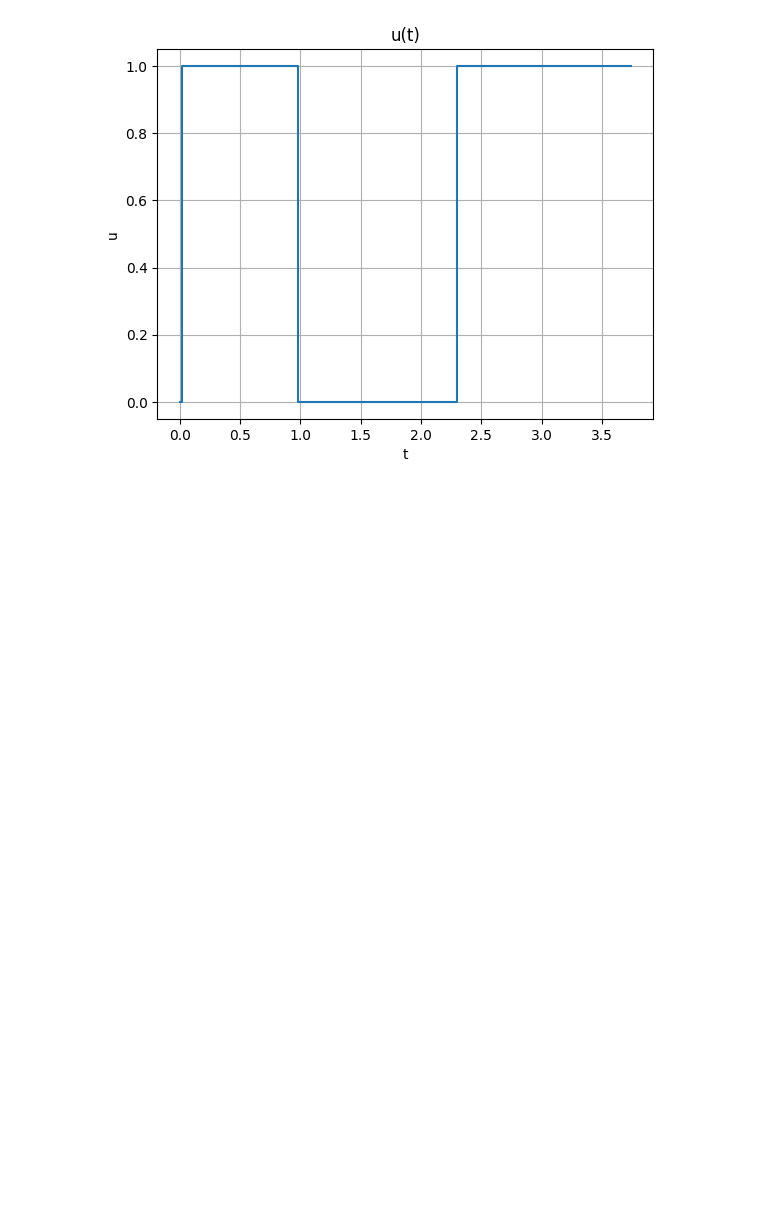
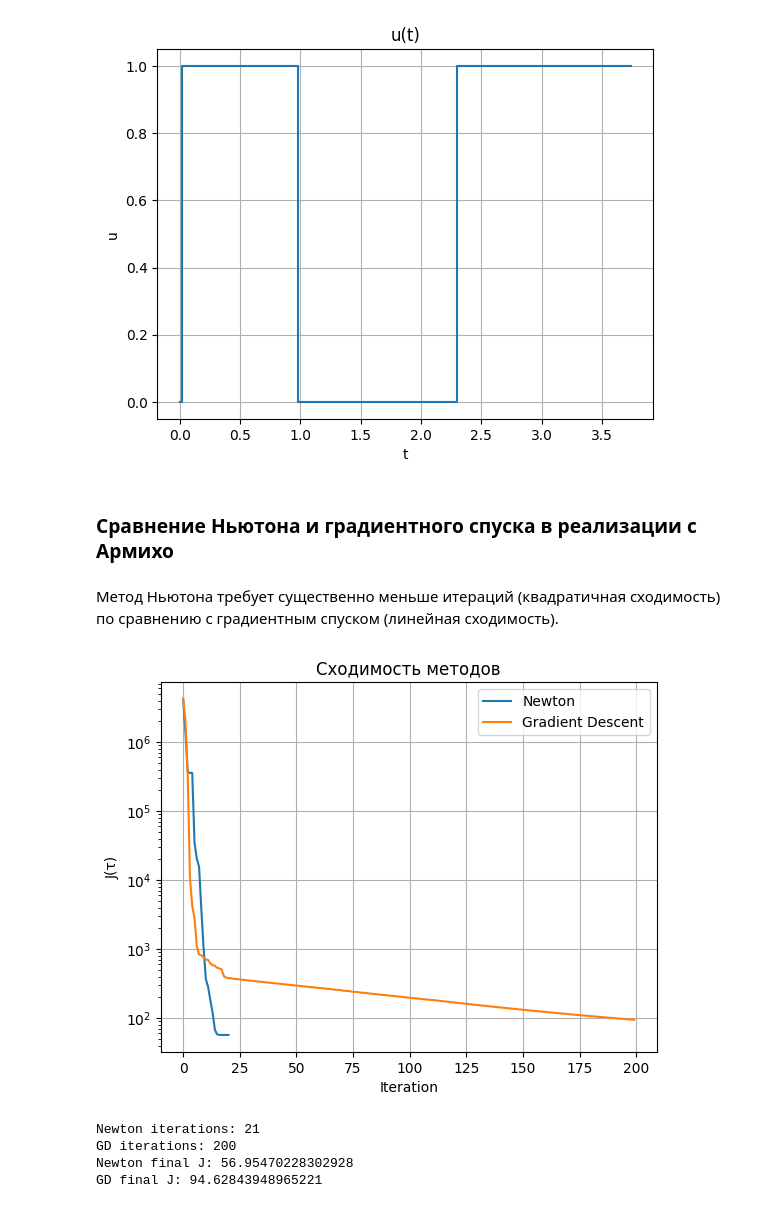
Before and after one commit to 806hbca/MetOp_LR2, a Jupyter notebook: LR2.ipynb, the cells around one changed output. Saved outputs shown, nothing was run; the diff lists cells and outputs as text; code cells hidden in the pictures; blank space fills up the shorter version.

```diff
--- a/LR2.ipynb
+++ b/LR2.ipynb
@@ -241,3 +241,7 @@ plt.show()
 [figure]
 [figure]
 [figure]
+# %% [markdown]
+### Сравнение Ньютона и градиентного спуска в реализации с Армихо
+# %% [markdown]
+Метод Ньютона требует существенно меньше итераций (квадратичная сходимость) по сравнению с градиентным спуском (линейная сходимость).
@@ -243,0 +304,24 @@ plt.show()
+# %%
+plt.figure()
+plt.plot(hist_newton, label="Newton")
+plt.plot(hist_gd, label="Gradient Descent")
+plt.yscale("log")  # очень важно!
+plt.xlabel("Iteration")
+plt.ylabel("J(τ)")
+plt.title("Сходимость методов")
+plt.legend()
+plt.grid()
+plt.show()
+# %% [output]
+[figure, added]
+# %%
+print("Newton iterations:", len(hist_newton))
+print("GD iterations:", len(hist_gd))
+
+print("Newton final J:", hist_newton[-1])
+print("GD final J:", hist_gd[-1])
+# %% [output]
+Newton iterations: 21
+GD iterations: 200
+Newton final J: 56.95470228302928
+GD final J: 94.62843948965221
```
Also changed, not shown: parts of 1 cell of this notebook.
